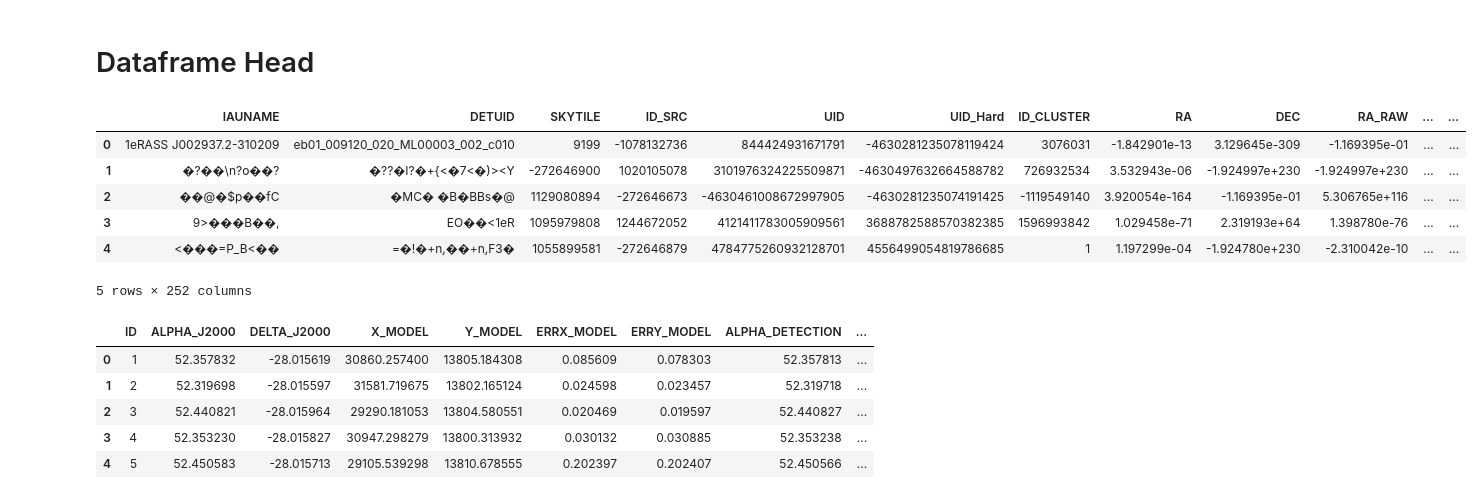
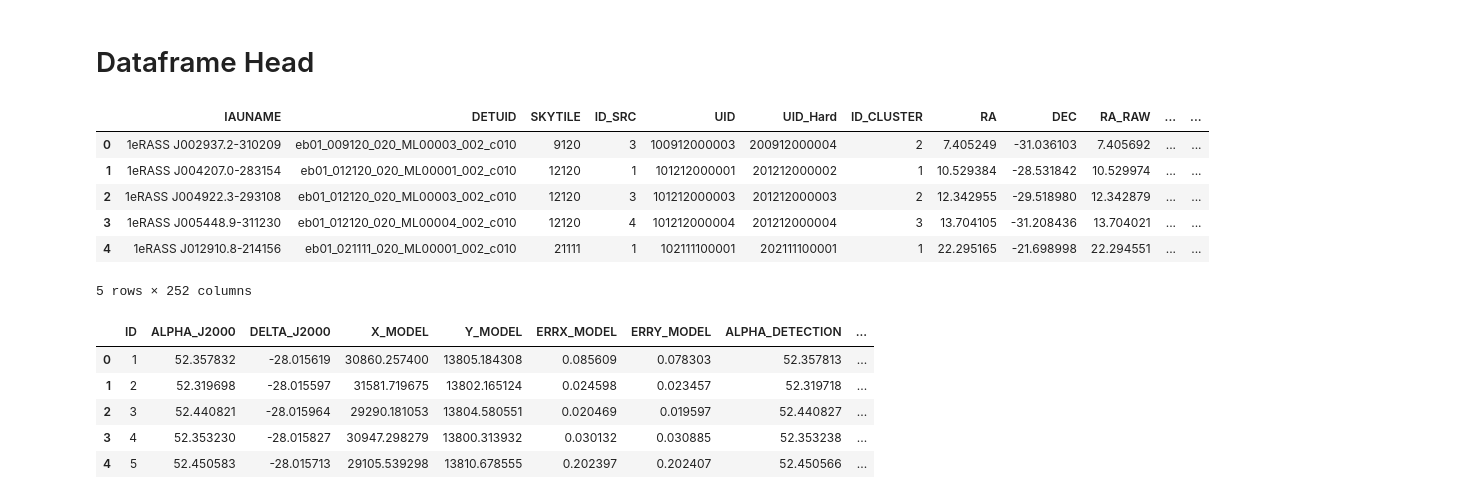
Before and after one commit to CRXKXWYI49/H20-xROSITA_Catalog_Matching, a Jupyter notebook: src/notebooks/datasetinfo.ipynb, the cells around one changed output. Drawn from its saved outputs; the diff is of its cells as text; code cells hidden in the pictures.

```diff
--- a/src/notebooks/datasetinfo.ipynb
+++ b/src/notebooks/datasetinfo.ipynb
@@ -20,15 +20,15 @@ data = DataLoader(config, verbosity = 0)
 # %% [markdown]
 # Dataframe Head
 # %%
-df_xROSITA = data.get_dataframe(config.EROSITA_PATH)
-df_xROSITA.head()
+df_eROSITA = data.get_dataframe(config.EROSITA_PATH)
+df_eROSITA.head()
 # %% [output]
 |  | IAUNAME | DETUID | SKYTILE | ID_SRC | UID | UID_Hard | ID_CLUSTER | RA | DEC | RA_RAW | ... | ... |
-| 0 | 1eRASS J002937.2-310209 | eb01_009120_020_ML00003_002_c010 | 9199 | -1078132736 | 844424931671791 | -4630281235078119424 | 3076031 | -1.842901e-13 | 3.129645e-309 | -1.169395e-01 | ... | ... |
-| 1 | �?��\n?o��? | �??�I?�+{<�7<�)><Y | -272646900 | 1020105078 | 3101976324225509871 | -4630497632664588782 | 726932534 | 3.532943e-06 | -1.924997e+230 | -1.924997e+230 | ... | ... |
-| 2 | ��@�$p��fC | �MC� �B�BBs�@ | 1129080894 | -272646673 | -4630461008672997905 | -4630281235074191425 | -1119549140 | 3.920054e-164 | -1.169395e-01 | 5.306765e+116 | ... | ... |
-| 3 | 9>���B��, | EO��<1eR | 1095979808 | 1244672052 | 4121411783005909561 | 3688782588570382385 | 1596993842 | 1.029458e-71 | 2.319193e+64 | 1.398780e-76 | ... | ... |
-| 4 | <���=P_B<�� | =�!�+nִ,��+nִ,F3� | 1055899581 | -272646879 | 4784775260932128701 | 4556499054819786685 | 1 | 1.197299e-04 | -1.924780e+230 | -2.310042e-10 | ... | ... |
+| 0 | 1eRASS J002937.2-310209 | eb01_009120_020_ML00003_002_c010 | 9120 | 3 | 100912000003 | 200912000004 | 2 | 7.405249 | -31.036103 | 7.405692 | ... | ... |
+| 1 | 1eRASS J004207.0-283154 | eb01_012120_020_ML00001_002_c010 | 12120 | 1 | 101212000001 | 201212000002 | 1 | 10.529384 | -28.531842 | 10.529974 | ... | ... |
+| 2 | 1eRASS J004922.3-293108 | eb01_012120_020_ML00003_002_c010 | 12120 | 3 | 101212000003 | 201212000003 | 2 | 12.342955 | -29.518980 | 12.342879 | ... | ... |
+| 3 | 1eRASS J005448.9-311230 | eb01_012120_020_ML00004_002_c010 | 12120 | 4 | 101212000004 | 201212000004 | 3 | 13.704105 | -31.208436 | 13.704021 | ... | ... |
+| 4 | 1eRASS J012910.8-214156 | eb01_021111_020_ML00001_002_c010 | 21111 | 1 | 102111100001 | 202111100001 | 1 | 22.295165 | -21.698998 | 22.294551 | ... | ... |
 5 rows × 252 columns
 # %%
 df_H20 = data.get_dataframe(config.H20_PATH)
```
Also changed, not shown: parts of 1 cell of this notebook, 3 other files.
